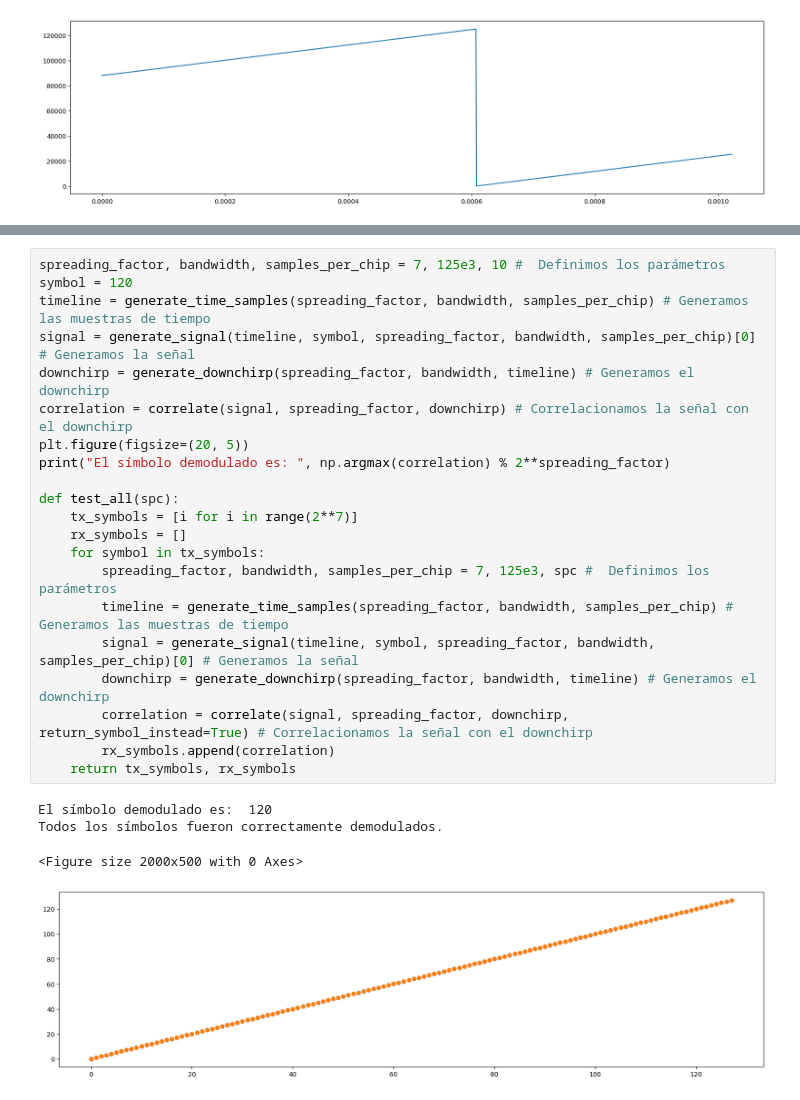
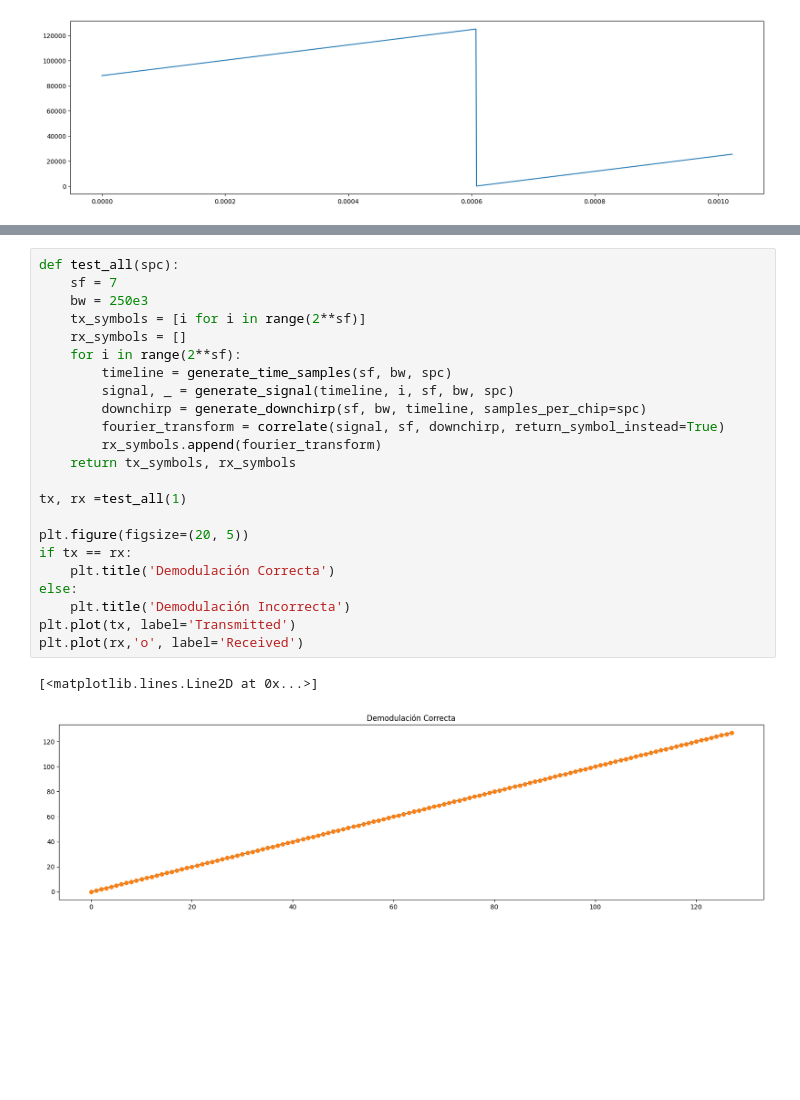
Before and after one commit to stefaema/LoRaSimulator, a Jupyter notebook: Definitive/lora_concept_breakdown.ipynb, the cells around one changed output, grey strips where cells are left out. Drawn from its saved outputs; the diff is of its cells as text; blank space fills up the shorter version.

```diff
--- a/Definitive/lora_concept_breakdown.ipynb
+++ b/Definitive/lora_concept_breakdown.ipynb
@@ -342,27 +351,27 @@ def correlate(signal, sf, downchirp, return_symbol_instead=False):
     return fourier_transform
-# %%
-spreading_factor, bandwidth, samples_per_chip = 7, 125e3, 10 #  Definimos los parámetros
-symbol = 120
-timeline = generate_time_samples(spreading_factor, bandwidth, samples_per_chip) # Generamos las muestras de tiempo
-signal = generate_signal(timeline, symbol, spreading_factor, bandwidth, samples_per_chip)[0] # Generamos la señal
-downchirp = generate_downchirp(spreading_factor, bandwidth, timeline) # Generamos el downchirp
-correlation = correlate(signal, spreading_factor, downchirp) # Correlacionamos la señal con el downchirp
-plt.figure(figsize=(20, 5))
-print("El símbolo demodulado es: ", np.argmax(correlation) % 2**spreading_factor)
-
-def test_all(spc):
-    tx_symbols = [i for i in range(2**7)]
-    rx_symbols = []
-    for symbol in tx_symbols:
-        spreading_factor, bandwidth, samples_per_chip = 7, 125e3, spc #  Definimos los parámetros
-        timeline = generate_time_samples(spreading_factor, bandwidth, samples_per_chip) # Generamos las muestras de tiempo
-        signal = generate_signal(timeline, symbol, spreading_factor, bandwidth, samples_per_chip)[0] # Generamos la señal
-        downchirp = generate_downchirp(spreading_factor, bandwidth, timeline) # Generamos el downchirp
-        correlation = correlate(signal, spreading_factor, downchirp, return_symbol_instead=True) # Correlacionamos la señal con el downchirp
-        rx_symbols.append(correlation)
-    return tx_symbols, rx_symbols
-# %% [output]
-El símbolo demodulado es:  120
-Todos los símbolos fueron correctamente demodulados.
-<Figure size 2000x500 with 0 Axes>
-[figure, removed]
+# %%
+def test_all(spc):
+    sf = 7
+    bw = 250e3
+    tx_symbols = [i for i in range(2**sf)]
+    rx_symbols = []
+    for i in range(2**sf):
+        timeline = generate_time_samples(sf, bw, spc)
+        signal, _ = generate_signal(timeline, i, sf, bw, spc)
+        downchirp = generate_downchirp(sf, bw, timeline, samples_per_chip=spc)
+        fourier_transform = correlate(signal, sf, downchirp, return_symbol_instead=True)
+        rx_symbols.append(fourier_transform)
+    return tx_symbols, rx_symbols
+
+tx, rx =test_all(1)
+
+plt.figure(figsize=(20, 5))
+if tx == rx:
+    plt.title('Demodulación Correcta')
+else:
+    plt.title('Demodulación Incorrecta')
+plt.plot(tx, label='Transmitted')
+plt.plot(rx,'o', label='Received')
+# %% [output]
+[<matplotlib.lines.Line2D at 0x...>]
+[figure, added]
```
Also changed, not shown: parts of 7 cells of this notebook.
